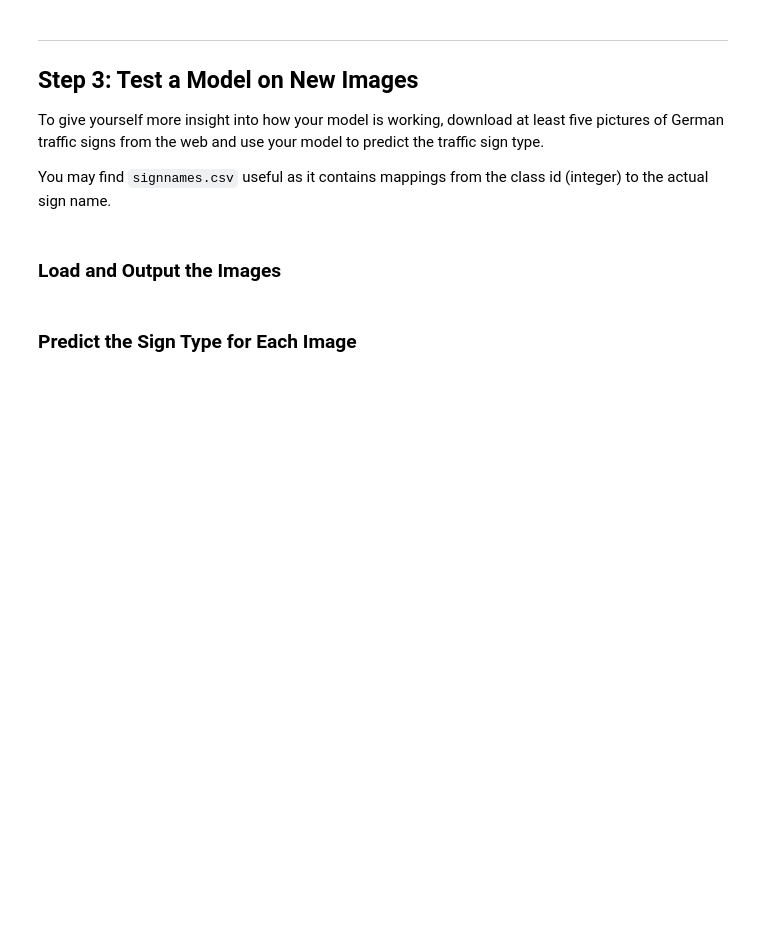
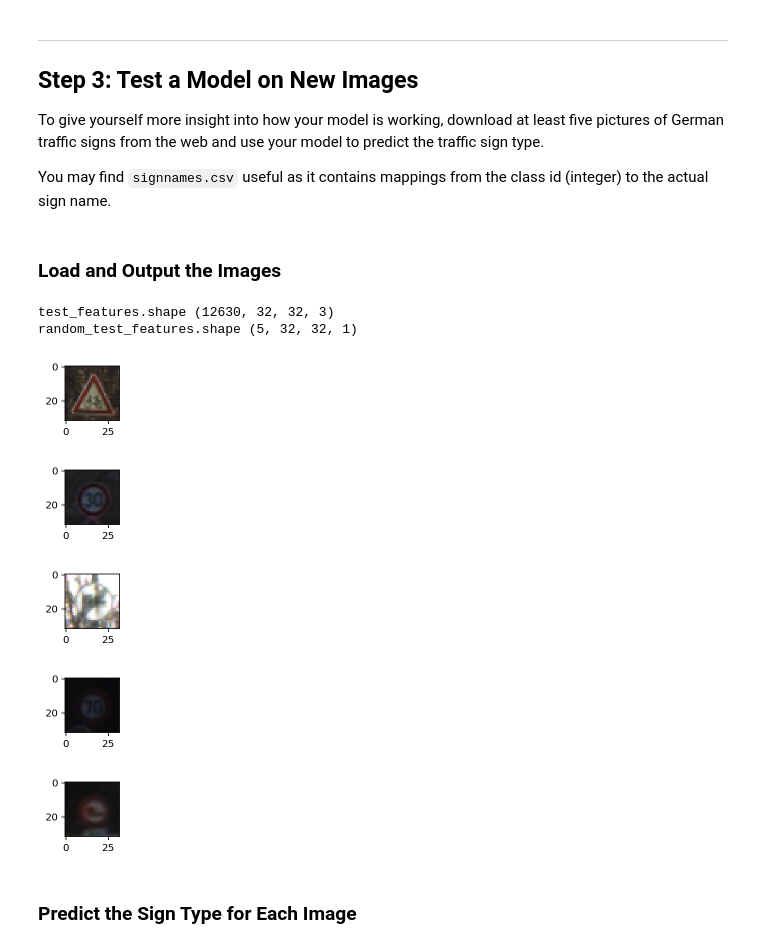
Before and after one commit to ricardo-0x07/CarND-Traffic-Sign-Classifier-Project, a Jupyter notebook: Traffic_Sign_Classifier.ipynb, the cells around one changed output. Saved outputs shown, nothing was run; the diff lists cells and outputs as text; code cells hidden in the pictures; blank space fills up the shorter version.

Commit message:
completed notebook

```diff
--- a/Traffic_Sign_Classifier.ipynb
+++ b/Traffic_Sign_Classifier.ipynb
@@ -451,0 +484,53 @@ You may find `signnames.csv` useful as it contains mappings from the class id (i
+# %%
+### Load the images and plot them here.
+### Feel free to use as many code cells as needed.
+import numpy as np
+import matplotlib.pyplot as plt
+# Visualizations will be shown in the notebook.
+%matplotlib inline
+%config InlineBackend.figure_format = 'retina'
+
+import tensorflow as tf
+import pickle
+# import helper
+import random
+
+# Set batch size if not already set
+try:
+    if BATCH_SIZE:
+        pass
+except NameError:
+    BATCH_SIZE = 128
+
+save_model_path = './lenet'
+n_samples = 5
+top_n_predictions = 5
+
+"""
+Test the saved model against the test dataset
+"""
+testing_file = 'dataset/test.p'
+with open(testing_file, mode='rb') as f:
+    test = pickle.load(f)
+
+test_features, test_labels = test['features'], test['labels']
+print('test_features.shape', test_features.shape)
+# test_features = preprocess(test_features)
+# test_features = center_normaize(test_features, mean, std)
+
+random_test_features, random_test_labels = tuple(zip(*random.sample(list(zip(test_features, test_labels)), n_samples)))
+for image in random_test_features:
+    image = image.squeeze()
+    plt.figure(figsize=(1,1))
+    plt.imshow(image, cmap="gray")
+random_test_features = preprocess(np.array(list(random_test_features)))
+random_test_features = center_normaize(random_test_features, mean, std)
+print('random_test_features.shape', random_test_features.shape)
+# %% [output]
+test_features.shape (12630, 32, 32, 3)
+random_test_features.shape (5, 32, 32, 1)
+[figure, added]
+[figure, added]
+[figure, added]
+[figure, added]
+[figure, added]
```
Also changed, not shown: parts of 14 cells of this notebook, 3 other files.
